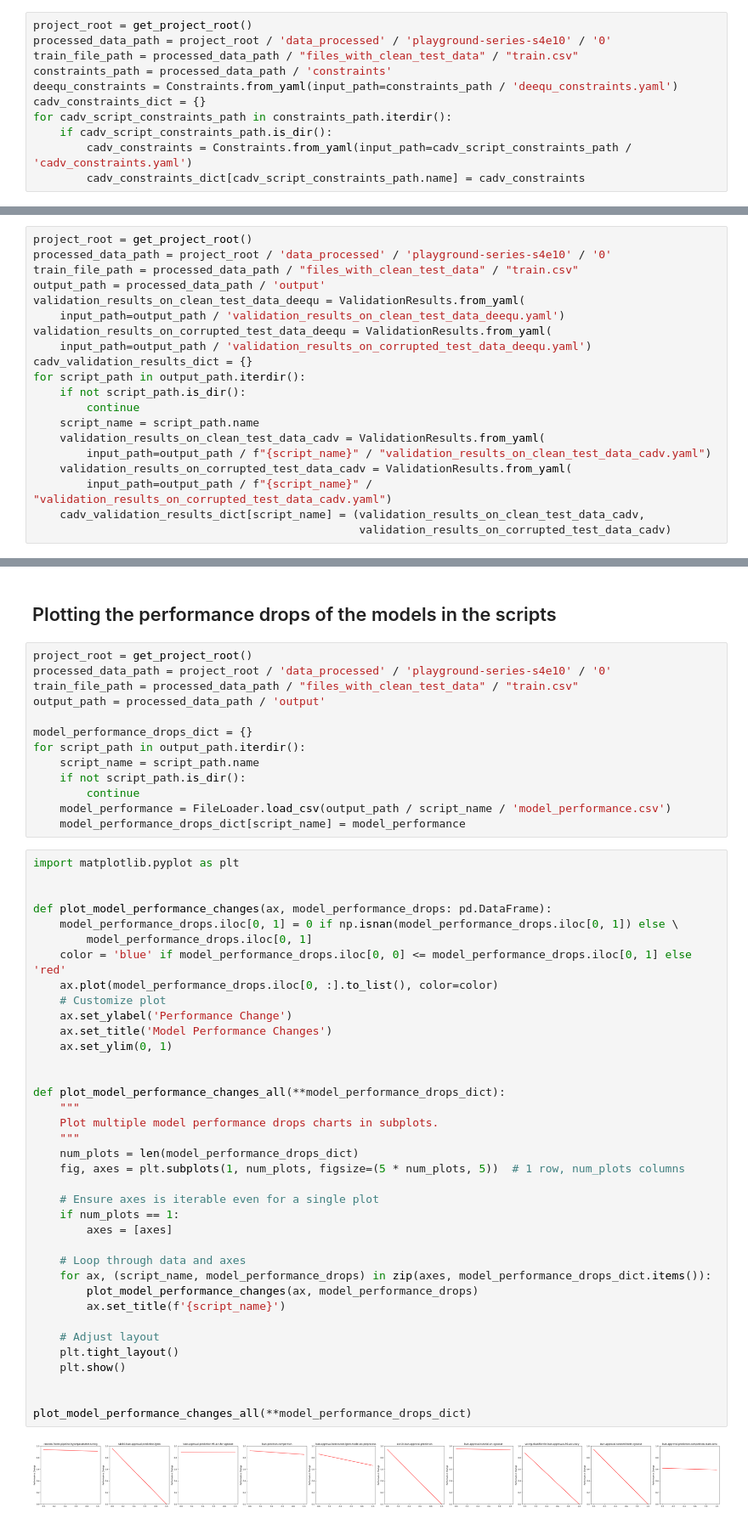
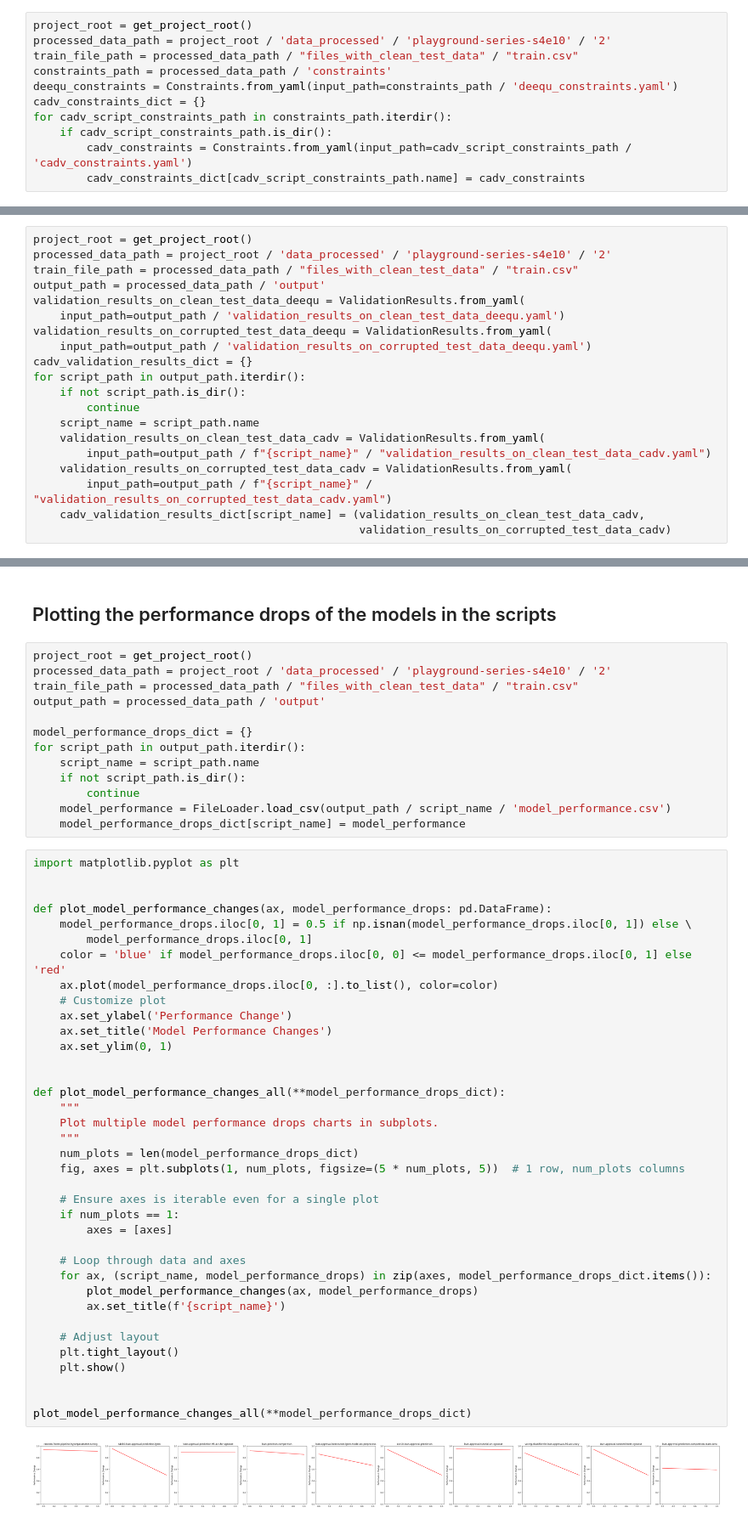
Before and after one commit to guangchen811/tadv, a Jupyter notebook: scripts/notebooks/distribution_plots.ipynb, the cells around one changed output, grey strips where cells are left out. Shown: that part at 85% size. Saved outputs shown, nothing was run; the diff lists cells and outputs as text.

```diff
--- a/scripts/notebooks/distribution_plots.ipynb
+++ b/scripts/notebooks/distribution_plots.ipynb
@@ -11,7 +11,7 @@ from cadv_exploration.utils._utils import get_project_root
 ## initializing the project root and the path to the data
 # %%
 project_root = get_project_root()
-processed_data_path = project_root / 'data_processed' / 'playground-series-s4e10' / '0'
+processed_data_path = project_root / 'data_processed' / 'playground-series-s4e10' / '2'
 train_file_path = processed_data_path / "files_with_clean_test_data" / "train.csv"
 constraints_path = processed_data_path / 'constraints'
 deequ_constraints = Constraints.from_yaml(input_path=constraints_path / 'deequ_constraints.yaml')
@@ -100,7 +100,7 @@ plot_suggestion_frequencies(deequ=deequ_suggestion_frequency, **cadv_suggestion_
 ## Plotting the validation results
 # %%
 project_root = get_project_root()
-processed_data_path = project_root / 'data_processed' / 'playground-series-s4e10' / '0'
+processed_data_path = project_root / 'data_processed' / 'playground-series-s4e10' / '2'
 train_file_path = processed_data_path / "files_with_clean_test_data" / "train.csv"
 output_path = processed_data_path / 'output'
 validation_results_on_clean_test_data_deequ = ValidationResults.from_yaml(
@@ -208,7 +208,7 @@ plot_validation_results(deequ_on_corrupted_test_data=deequ_validation_results_on
 ## Plotting the performance drops of the models in the scripts
 # %%
 project_root = get_project_root()
-processed_data_path = project_root / 'data_processed' / 'playground-series-s4e10' / '0'
+processed_data_path = project_root / 'data_processed' / 'playground-series-s4e10' / '2'
 train_file_path = processed_data_path / "files_with_clean_test_data" / "train.csv"
 output_path = processed_data_path / 'output'
 
@@ -224,37 +224,37 @@ import matplotlib.pyplot as plt
 
 
 def plot_model_performance_changes(ax, model_performance_drops: pd.DataFrame):
-    model_performance_drops.iloc[0, 1] = 0 if np.isnan(model_performance_drops.iloc[0, 1]) else \
+    model_performance_drops.iloc[0, 1] = 0.5 if np.isnan(model_performance_drops.iloc[0, 1]) else \
         model_performance_drops.iloc[0, 1]
     color = 'blue' if model_performance_drops.iloc[0, 0] <= model_performance_drops.iloc[0, 1] else 'red'
     ax.plot(model_performance_drops.iloc[0, :].to_list(), color=color)
     # Customize plot
     ax.set_ylabel('Performance Change')
     ax.set_title('Model Performance Changes')
     ax.set_ylim(0, 1)
 
 
 def plot_model_performance_changes_all(**model_performance_drops_dict):
     """
     Plot multiple model performance drops charts in subplots.
     """
     num_plots = len(model_performance_drops_dict)
     fig, axes = plt.subplots(1, num_plots, figsize=(5 * num_plots, 5))  # 1 row, num_plots columns
 
     # Ensure axes is iterable even for a single plot
     if num_plots == 1:
         axes = [axes]
 
     # Loop through data and axes
     for ax, (script_name, model_performance_drops) in zip(axes, model_performance_drops_dict.items()):
         plot_model_performance_changes(ax, model_performance_drops)
         ax.set_title(f'{script_name}')
 
     # Adjust layout
     plt.tight_layout()
     plt.show()
 
 
 plot_model_performance_changes_all(**model_performance_drops_dict)
 # %% [output]
-[figure, old version]
+[figure, new version]
```
Also changed, not shown: parts of 2 cells of this notebook, 28 other files.
